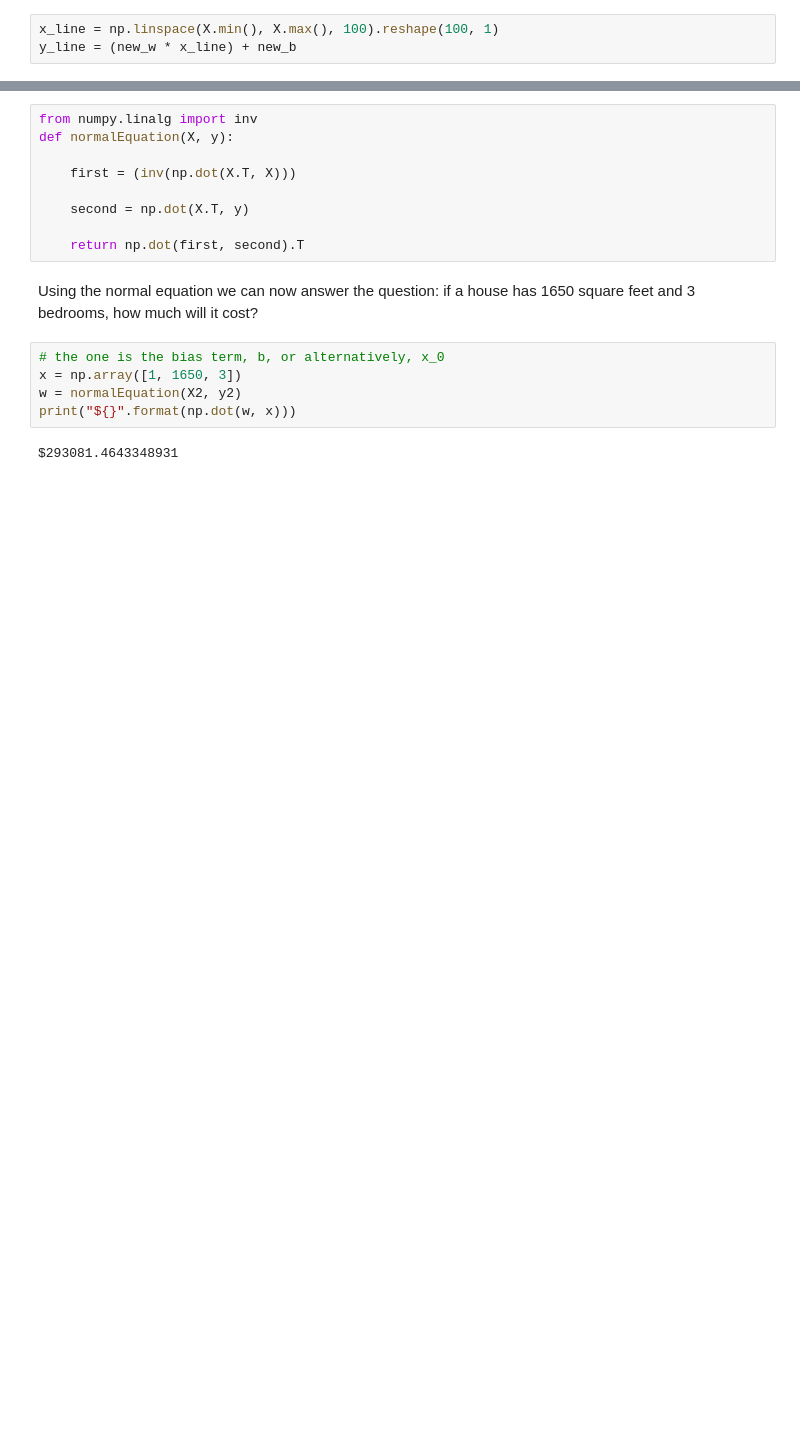
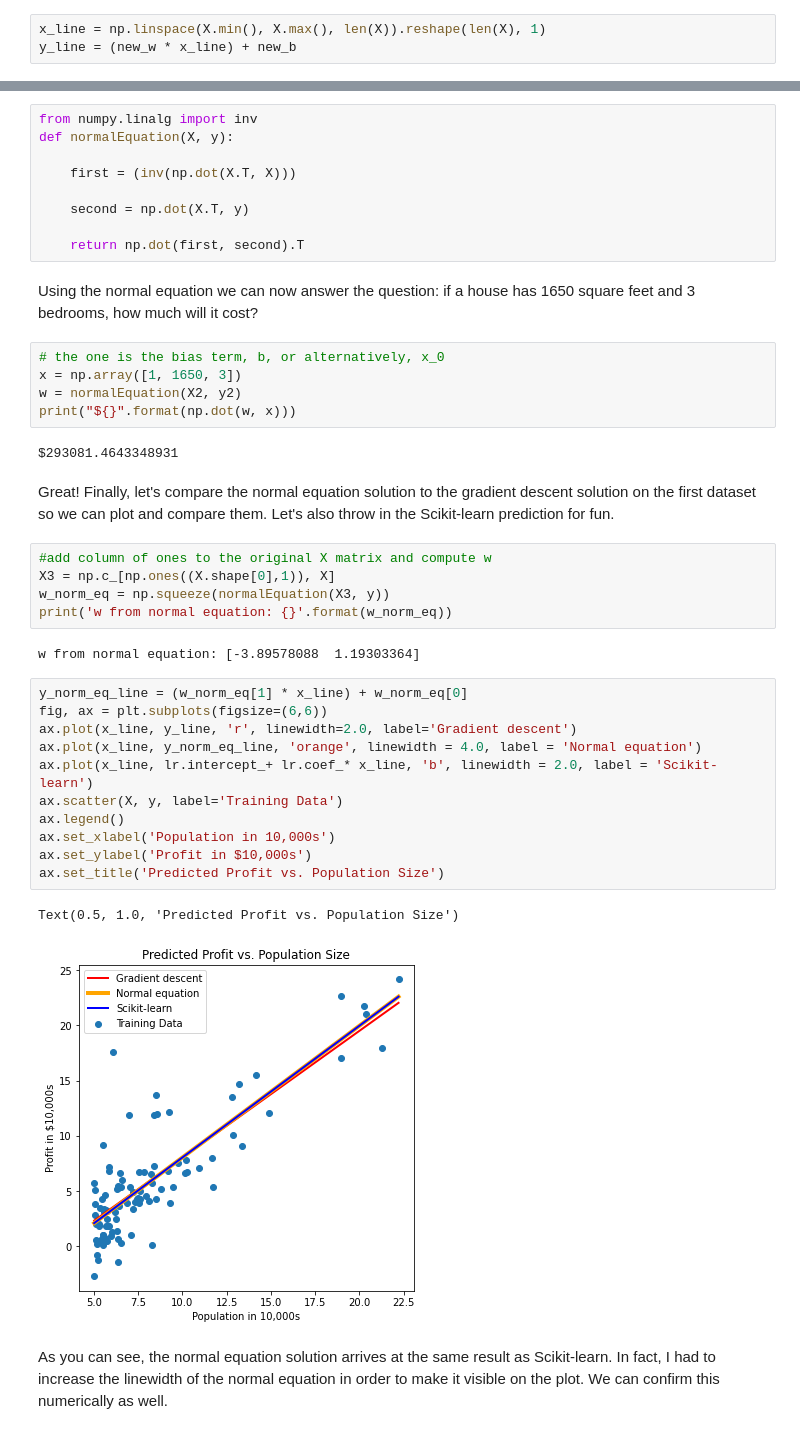
Before and after one commit to LuketheDukeBates/Linear-Regression-Demo, a Jupyter notebook: Linear Regression Demo.ipynb, the cells around one changed output, grey strips where cells are left out. Drawn from its saved outputs; the diff is of its cells as text; blank space fills up the shorter version.

Commit message:
added normal equation comparison

```diff
--- a/Linear Regression Demo.ipynb
+++ b/Linear Regression Demo.ipynb
@@ -217,7 +217,7 @@ To draw our line, we use np.linspace to generate 100 linerally spaced values ove
 
 We can then just compute $\hat{y}$ with our optimized parameter values for each value on the interval
 # %%
-x_line = np.linspace(X.min(), X.max(), 100).reshape(100, 1)
+x_line = np.linspace(X.min(), X.max(), len(X)).reshape(len(X), 1)
 y_line = (new_w * x_line) + new_b
 # %% [markdown]
 Now we can finally draw our line! Let's also compare our fit with Scikit-learn's (SL) implementation of linear regression. We will use .ravel() to essentially transform $y$ from a column vector into an array as this is the format SL expects. Then we will just access their bias term and slope and compare it to ours, multiplying both by the same x interval.
@@ -438,3 +438,28 @@ w = normalEquation(X2, y2)
 print("${}".format(np.dot(w, x)))
 # %% [output]
 $293081.4643348931
+# %% [markdown]
+Great! Finally, let's compare the normal equation solution to the gradient descent solution on the first dataset so we can plot and compare them. Let's also throw in the Scikit-learn prediction for fun.
+# %%
+#add column of ones to the original X matrix and compute w
+X3 = np.c_[np.ones((X.shape[0],1)), X]
+w_norm_eq = np.squeeze(normalEquation(X3, y))
+print('w from normal equation: {}'.format(w_norm_eq))
+# %% [output]
+w from normal equation: [-3.89578088  1.19303364]
+# %%
+y_norm_eq_line = (w_norm_eq[1] * x_line) + w_norm_eq[0]
+fig, ax = plt.subplots(figsize=(6,6))
+ax.plot(x_line, y_line, 'r', linewidth=2.0, label='Gradient descent')
+ax.plot(x_line, y_norm_eq_line, 'orange', linewidth = 4.0, label = 'Normal equation')
+ax.plot(x_line, lr.intercept_+ lr.coef_* x_line, 'b', linewidth = 2.0, label = 'Scikit-learn')
+ax.scatter(X, y, label='Training Data')
+ax.legend()
+ax.set_xlabel('Population in 10,000s')
+ax.set_ylabel('Profit in $10,000s')
+ax.set_title('Predicted Profit vs. Population Size')
+# %% [output]
+Text(0.5, 1.0, 'Predicted Profit vs. Population Size')
+[figure, added]
+# %% [markdown]
+As you can see, the normal equation solution arrives at the same result as Scikit-learn. In fact, I had to increase the linewidth of the normal equation in order to make it visible on the plot. We can confirm this numerically as well.
```
Also changed, not shown: parts of 3 cells of this notebook.
